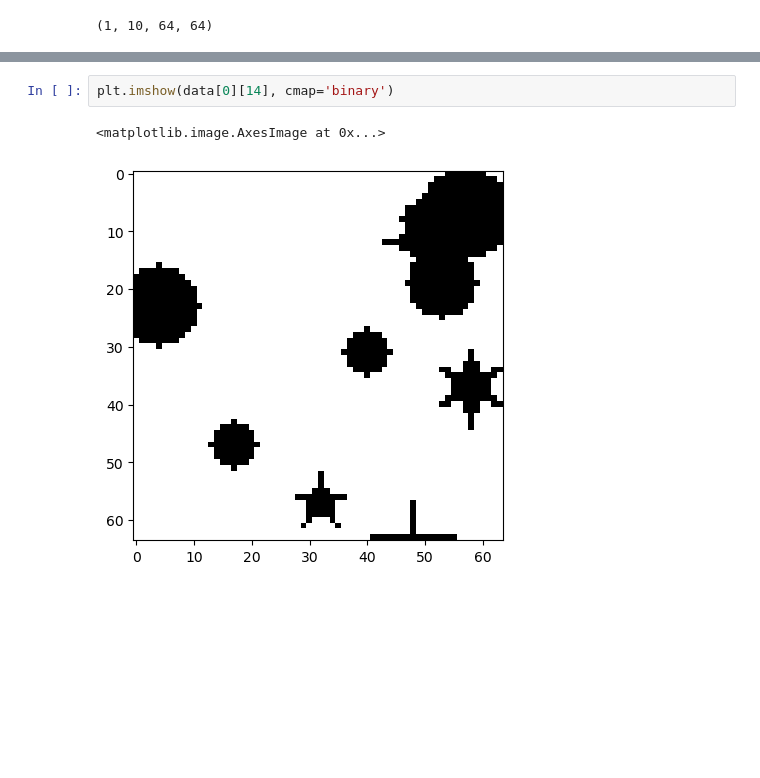
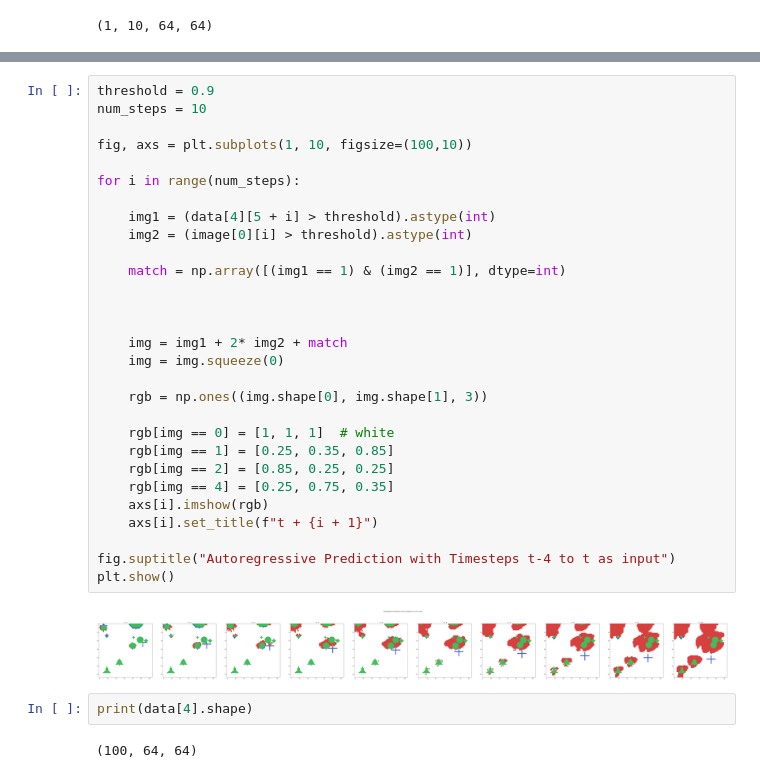
Before and after one commit to alexjps1/bps-trajectory, a Jupyter notebook: frame_prediction/prediction_visualisation.ipynb, the cells around one changed output, grey strips where cells are left out. Cells and saved outputs as stored; diff of their text form; blank space fills up the shorter version.

```diff
--- a/frame_prediction/prediction_visualisation.ipynb
+++ b/frame_prediction/prediction_visualisation.ipynb
@@ -57,5 +58,35 @@ plt.imshow(np.sum(data[4][:14], axis = 0), cmap='binary')
-# %%
-plt.imshow(data[0][14], cmap='binary')
-# %% [output]
-<matplotlib.image.AxesImage at 0x...>
-[figure, removed]
+# %%
+threshold = 0.9
+num_steps = 10
+
+fig, axs = plt.subplots(1, 10, figsize=(100,10))
+
+for i in range(num_steps):
+
+    img1 = (data[4][5 + i] > threshold).astype(int)
+    img2 = (image[0][i] > threshold).astype(int)
+
+    match = np.array([(img1 == 1) & (img2 == 1)], dtype=int)
+
+
+
+    img = img1 + 2* img2 + match
+    img = img.squeeze(0)
+
+    rgb = np.ones((img.shape[0], img.shape[1], 3))
+
+    rgb[img == 0] = [1, 1, 1]  # white
+    rgb[img == 1] = [0.25, 0.35, 0.85]
+    rgb[img == 2] = [0.85, 0.25, 0.25]
+    rgb[img == 4] = [0.25, 0.75, 0.35]
+    axs[i].imshow(rgb)
+    axs[i].set_title(f"t + {i + 1}")
+
+fig.suptitle("Autoregressive Prediction with Timesteps t-4 to t as input")
+plt.show()
+# %% [output]
+[figure, added]
+# %%
+print(data[4].shape)
+# %% [output]
+(100, 64, 64)
```
Also changed, not shown: parts of 5 cells of this notebook, 2 other files.
